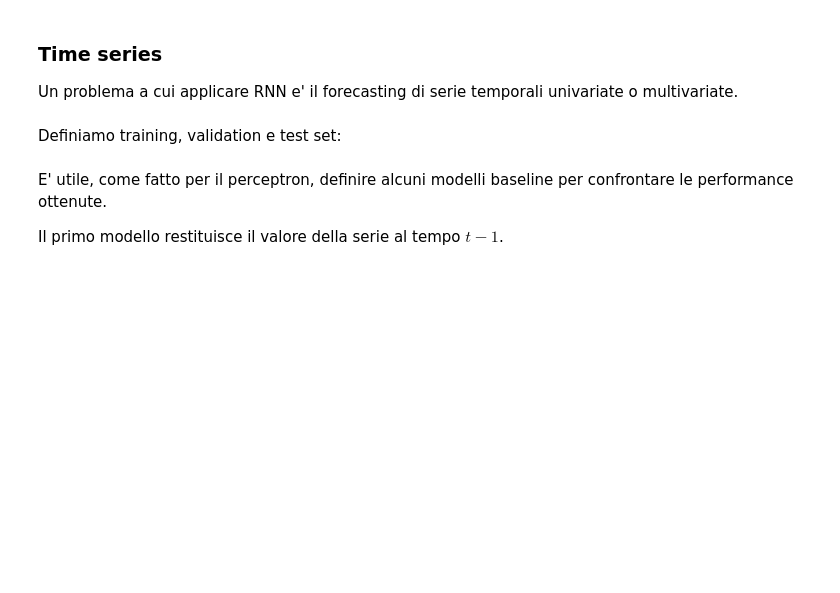
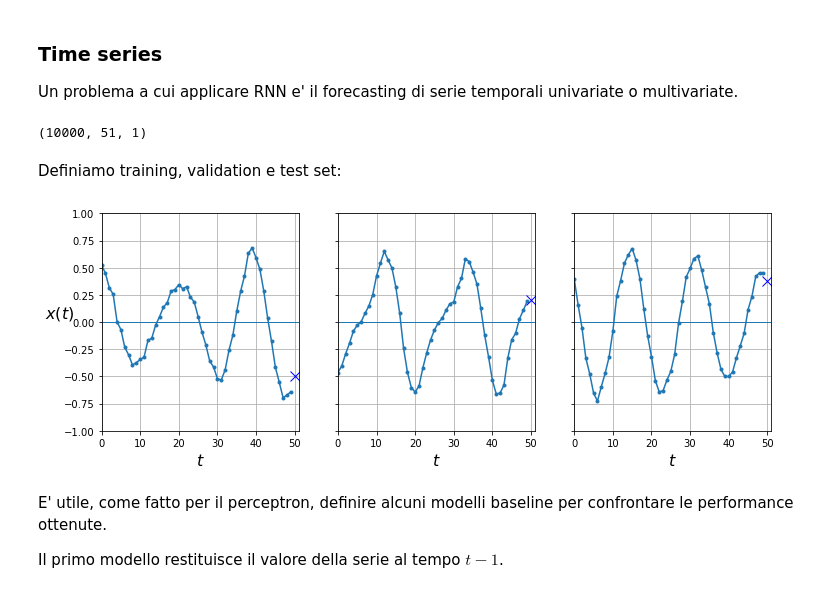
Before and after one commit to matzigno/CSML21, a Jupyter notebook: RecurrenNeuralNetwork-RNN.ipynb, the cells around one changed output. Cells and saved outputs as stored; diff of their text form; code cells hidden in the pictures; blank space fills up the shorter version.

```diff
--- a/RecurrenNeuralNetwork-RNN.ipynb
+++ b/RecurrenNeuralNetwork-RNN.ipynb
@@ -99,10 +100,8 @@ def generate_time_series(batch_size, n_steps):
 series = generate_time_series(10000, n_steps + 1)
-# %%
-fig, axes = plt.subplots(nrows=1, ncols=3, sharey=True, figsize=(12, 4))
-for col in range(3):
-    plt.sca(axes[col])
-    plot_series(series[col, :, 0], series[col, 0],
-                y_label=("$x(t)$" if col==0 else None))
+# %%
+series.shape
+# %% [output]
+(10000, 51, 1)
 # %% [markdown]
 Definiamo training, validation e test set:
 # %%
@@ -112,6 +109,14 @@ n_steps = 50
 X_train, y_train = series[:7000, :n_steps], series[:7000, -1]
 X_valid, y_valid = series[7000:9000, :n_steps], series[7000:9000, -1]
 X_test, y_test = series[9000:, :n_steps], series[9000:, -1]
+# %%
+fig, axes = plt.subplots(nrows=1, ncols=3, sharey=True, figsize=(12, 4))
+for col in range(3):
+    plt.sca(axes[col])
+    plot_series(X_valid[col, :, 0], y_valid[col, 0],
+                y_label=("$x(t)$" if col==0 else None))
+# %% [output]
+[figure, added]
 # %% [markdown]
 E' utile, come fatto per il perceptron, definire alcuni modelli baseline per confrontare le performance ottenute.
 
```
Also changed, not shown: parts of 14 cells of this notebook.
